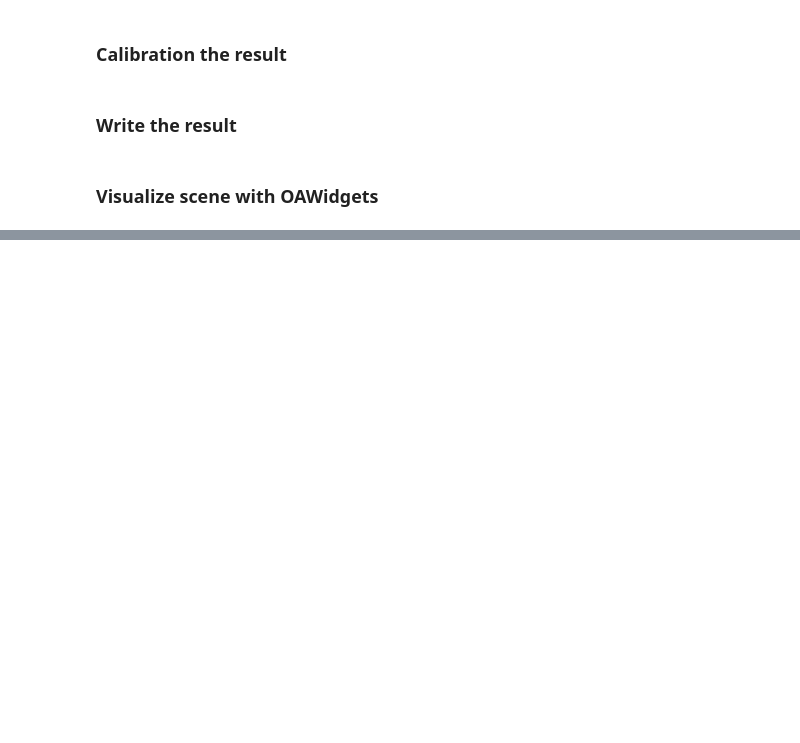
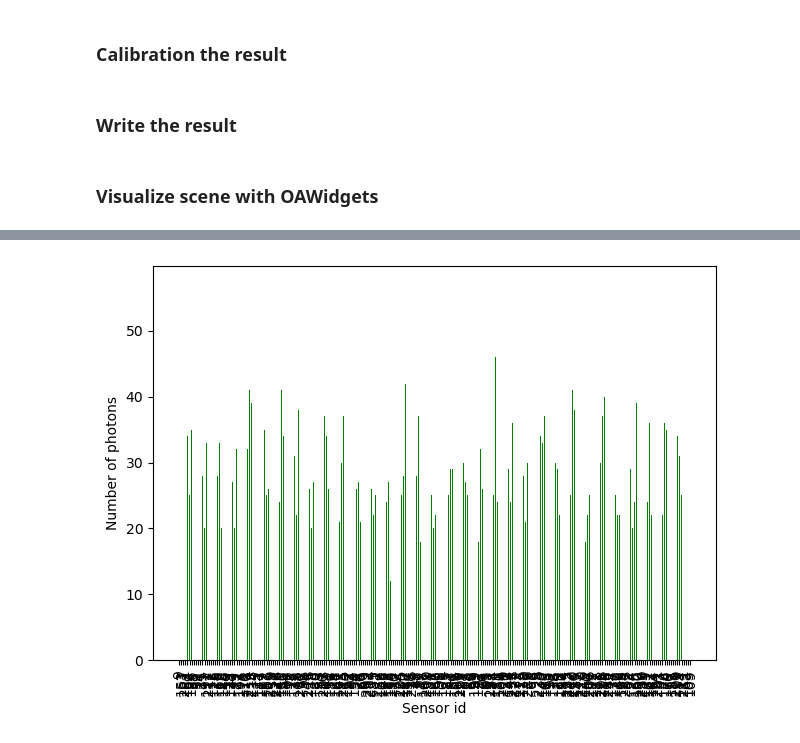
Before and after one commit to AurelienBesnier/photon_mapping, a Jupyter notebook: docs/source/examples/plantgl-rad-scene/PlantRadScene.ipynb, the cells around one changed output, grey strips where cells are left out. Saved outputs shown, nothing was run; the diff lists cells and outputs as text; code cells hidden in the pictures; blank space fills up the shorter version.

```diff
--- a/docs/source/examples/plantgl-rad-scene/PlantRadScene.ipynb
+++ b/docs/source/examples/plantgl-rad-scene/PlantRadScene.ipynb
@@ -41,0 +66,4 @@ simulator.test_t_min(int(1e7), 1e-6, 11, True)
+# %%
+simulator.results.display_virtual_sensor()
+# %% [output]
+[figure, added]
```
Also changed, not shown: parts of 11 cells of this notebook, 4 other files.
